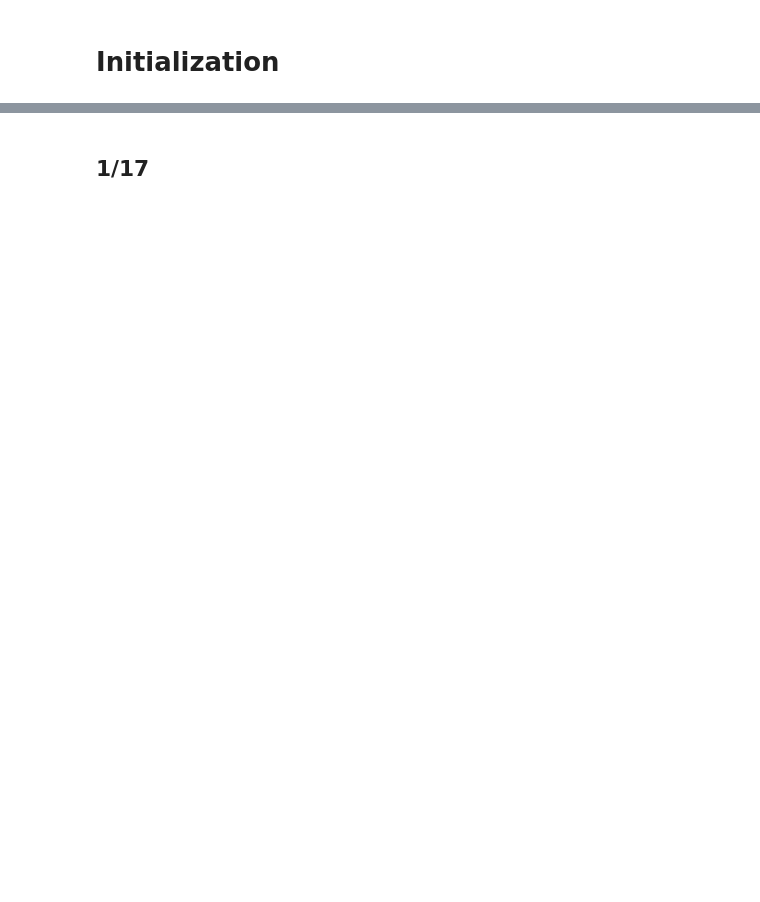
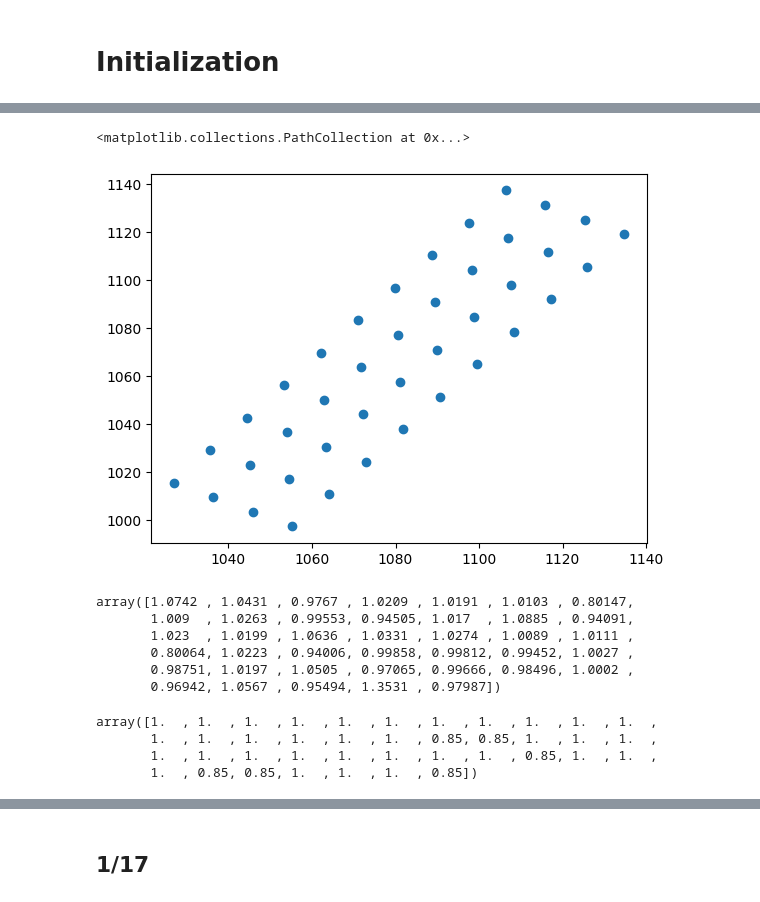
Before and after one commit to nacs-lab/NaCsSLM, a Jupyter notebook: lib/Cs_client_cleaned.ipynb, the cells around one changed output, grey strips where cells are left out. Cells and saved outputs as stored; diff of their text form; code cells hidden in the pictures; blank space fills up the shorter version.

```diff
--- a/lib/Cs_client_cleaned.ipynb
+++ b/lib/Cs_client_cleaned.ipynb
@@ -15,0 +267,20 @@ import matplotlib.pyplot as plt
+# %%
+A_matrix = np.array([[-1.3516308 ,  0.88421147],
+       [ 0.8735573 ,  1.35376453]])
+b_vec = np.array([[1258.8281393 ],
+       [ 280.46428624]])
+def andor_to_k_new(x):
+    A = A_matrix
+    b = b_vec
+    targets = np.matmul(A,x)+b
+    return targets
+
+def andor_to_img(targets, center):
+    x_array = targets
+    ntargets = x_array.shape[1]
+    firstcoord_center = center[0]
+    secondcoord_center = center[1]
+    #subtract off center and reflect second coord, then round and cast to int
+    x_array_cam = np.round((x_array - np.array([np.ones((ntargets))*firstcoord_center,np.ones((ntargets))*secondcoord_center]))*np.array([[1],[-1]])).astype(int)
+    x_array_cam[[0, 1]] = x_array_cam[[1, 0]]
+    return x_array_cam
@@ -15,0 +419,17 @@ import matplotlib.pyplot as plt
+# %%
+## 2/7
+# recalibration 11/11
+A_matrix = np.array([[-1.3516308 ,  0.88421147],
+       [ 0.8735573 ,  1.35376453]])
+b_vec = np.array([[1258.8281393 ],
+       [ 280.46428624]])
+def andor_to_k_new(x):
+    A = A_matrix
+    b = b_vec
+    targets = np.matmul(A,x)+b
+    return targets
+targets,target_amps = utils.gen_square_targets([4,10], [10,10], 0, [362,347])
+k_array = andor_to_k_new(targets)
+target_file_name = '4x10Cs_widespacing_take1'
+client.calculate_save_and_project(k_array, target_amps, 20, "C:\\msys64\\home\\nilab\\projects\\NaCsSLM\\lib\\Cs_pattern", target_file_name)
+client.send_get_current_phase_info()
@@ -15,0 +479,6 @@ import matplotlib.pyplot as plt
+# %%
+targets,target_amps = utils.gen_square_targets([4,10], [7,10], 0, [366-17+7+11-7+9,349-2])
+k_array = andor_to_k_new(targets)
+target_file_name = '4x10Cs_realigned'
+client.calculate_save_and_project(k_array, target_amps, 20, "C:\\msys64\\home\\nilab\\projects\\NaCsSLM\\lib\\Cs_pattern", target_file_name)
+client.send_get_current_phase_info()
@@ -15,0 +530,27 @@ import matplotlib.pyplot as plt
+# %%
+plt.scatter(k_array[0],k_array[1])
+# %% [output]
+<matplotlib.collections.PathCollection at 0x...>
+[figure, added]
+# %%
+# doubleloadingsiteindex = [31,35,36]
+# for i in doubleloadingsiteindex:
+# #     print(target_amps[i-1])
+#     target_amps[i-1] = target_amps[i-1]*0.95
+# lowloadingsiteindex = [4]
+# for i in lowloadingsiteindex:
+#     target_amps[i-1] = target_amps[i-1]*1.1
+
+target_amps = np.array([1.0742,1.0431,0.9767,1.0209,1.0191,1.0103,0.80147,1.009,1.0263,0.99553,0.94505,1.017,1.0885,0.94091,1.023,1.0199,1.0636,1.0331,1.0274,1.0089,1.0111,0.80064,1.0223,0.94006,0.99858,0.99812,0.99452,1.0027,0.98751,1.0197,1.0505,0.97065,0.99666,0.98496,1.0002,0.96942,1.0567,0.95494,1.3531,0.97987])
+
+#np.array([1.0494,0.98855,1.0207,1.0377,0.98566,1.0304,1.0129,1.0163,0.99543,1.0344,0.97405,1.042,0.88734,1.1808,1.0114,0.96996,0.99453,1.0162,1.015,1.0007,1.0119,1.028,0.90444,1.0021,0.98078,1.0358,1.0164,1.0285,0.99107,1.0388,0.95397,1.0129,0.97252,1.0091,0.95246,0.96893,0.95964,1.034,0.95737,0.95891])
+#np.array([1.1094,1.1185,0.98558,1.0403,1.0223,0.97802,0.95469,1.0246,1.0193,0.97019,0.91327,1.0449,1.1356,0.99098,1.0673,1.0419,1.1584,1.048,1.0655,1.014,1.0496,0.806,1.0179,0.79291,0.96355,1.0443,0.9994,1.0091,0.94753,0.99811,1.0443,1.0032,0.97021,0.9611,0.9741,0.92004,1.0617,0.92137,1.1205,0.93253])
+#np.array([1.0476,1.0402,0.93706,0.93605,0.95765,0.93542,0.85287,1.0049,1.0071,0.9565,0.90348,1.011,0.95839,0.97488,1.1147,1.034,1.4628,1.0059,1.0086,1.0105,1.0038,0.87033,0.98541,0.87593,0.93959,1.4543,0.97419,0.99962,0.86451,1.0689,1.06,1.0096,0.93661,0.91104,0.97101,1.1384,1.0442,0.90513,1.1824,1.1726])
+target_amps
+# %% [output]
+array([1.0742 , 1.0431 , 0.9767 , 1.0209 , 1.0191 , 1.0103 , 0.80147,
+       1.009  , 1.0263 , 0.99553, 0.94505, 1.017  , 1.0885 , 0.94091,
+       1.023  , 1.0199 , 1.0636 , 1.0331 , 1.0274 , 1.0089 , 1.0111 ,
+       0.80064, 1.0223 , 0.94006, 0.99858, 0.99812, 0.99452, 1.0027 ,
+       0.98751, 1.0197 , 1.0505 , 0.97065, 0.99666, 0.98496, 1.0002 ,
+       0.96942, 1.0567 , 0.95494, 1.3531 , 0.97987])
@@ -15,0 +565,7 @@ import matplotlib.pyplot as plt
+# %%
+target_amps
+# %% [output]
+array([1.  , 1.  , 1.  , 1.  , 1.  , 1.  , 1.  , 1.  , 1.  , 1.  , 1.  ,
+       1.  , 1.  , 1.  , 1.  , 1.  , 1.  , 0.85, 0.85, 1.  , 1.  , 1.  ,
+       1.  , 1.  , 1.  , 1.  , 1.  , 1.  , 1.  , 1.  , 0.85, 1.  , 1.  ,
+       1.  , 0.85, 0.85, 1.  , 1.  , 1.  , 0.85])
```
Also changed, not shown: parts of 68 cells of this notebook, 1 other file.
